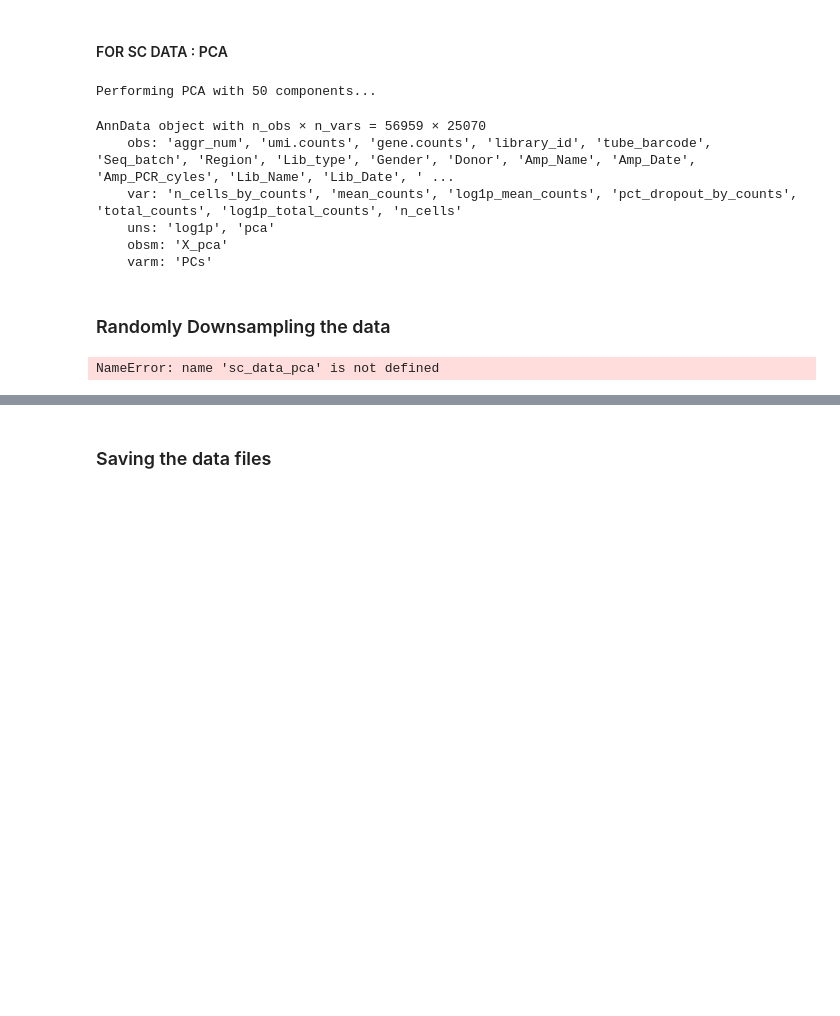
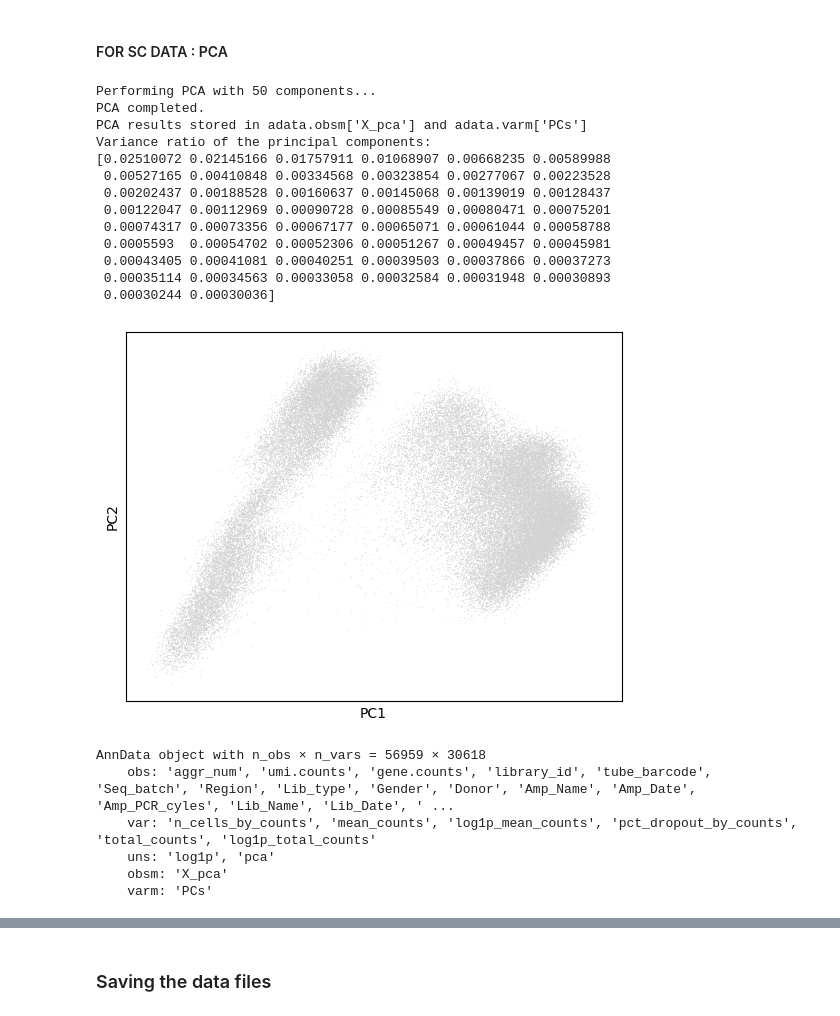
Before and after one commit to anushka-220/Undergraduate-Project, a Jupyter notebook: pre_processing.ipynb, the cells around one changed output, grey strips where cells are left out. Saved outputs shown, nothing was run; the diff lists cells and outputs as text; code cells hidden in the pictures; blank space fills up the shorter version.

```diff
--- a/pre_processing.ipynb
+++ b/pre_processing.ipynb
@@ -5,7 +5,7 @@ import anndata as ad
 import matplotlib as plt
 import numpy as np
 # %%
-sc_data= sc_data = sc.read_h5ad('/Users/anushka/Undergraduate-Project/MERFISH_Data/sc_data.h5ad')
+sc_data = sc.read_h5ad('/Users/anushka/Undergraduate-Project/MERFISH_Data/sc_data.h5ad')
 st_data=sc.read_h5ad('/Users/anushka/Undergraduate-Project/MERFISH_Data/st_data.h5ad')
 # %% [markdown]
 ## STEP 1
@@ -170,46 +170,54 @@ def perform_pca_sc(adata, n_comps=50, svd_solver='arpack', plot=True):
     sc.tl.pca(adata, n_comps=n_comps, svd_solver=svd_solver)
     print("PCA completed.")
 
-    if plot:
-        # Plot PCA results
-        print("Generating PCA plots...")
-        fig, (ax1, ax2) = plt.subplots(1, 2, figsize=(15, 5))
+    # if plot:
+    #     # Plot PCA results
+    #     print("Generating PCA plots...")
+    #     fig, (ax1, ax2) = plt.subplots(1, 2, figsize=(15, 5))
 
-        # Scatter plot of first two PCs
-        sc.pl.pca(adata, ax=ax1)
-        ax1.set_title("PCA: First Two Components")
+    #     # Scatter plot of first two PCs
+    #     sc.pl.pca(adata, ax=ax1)
+    #     ax1.set_title("PCA: First Two Components")
 
-        # Elbow plot of explained variance ratio
-        sc.pl.pca_variance_ratio(adata, n_pcs=n_comps)
-        plt.title("PCA: Explained Variance Ratio")
+    #     # Elbow plot of explained variance ratio
+    #     sc.pl.pca_variance_ratio(adata, n_pcs=n_comps)
+    #     plt.title("PCA: Explained Variance Ratio")
 
-        plt.tight_layout()
-        plt.show()
+    #     plt.tight_layout()
+    #     plt.show()
 
 
     print(f"PCA results stored in adata.obsm['X_pca'] and adata.varm['PCs']")
     return adata
-# %%
-sc_data_pca = perform_pca_sc(sc_data_normalized, n_comps=50, plot=True)
-# %% [output]
-Performing PCA with 50 components...
+# %%
+sc_data_pca = perform_pca_sc(sc_data_normalized, n_comps=50, plot=True)
+# To view the variance ratio of the principal components
+print("Variance ratio of the principal components:")
+print(sc_data_pca.uns['pca']['variance_ratio'])
+
+# To plot the PCA results
+sc.pl.pca(sc_data_pca)
+# %% [output]
+Performing PCA with 50 components...
+PCA completed.
+PCA results stored in adata.obsm['X_pca'] and adata.varm['PCs']
+Variance ratio of the principal components:
+[0.02510072 0.02145166 0.01757911 0.01068907 0.00668235 0.00589988
+ 0.00527165 0.00410848 0.00334568 0.00323854 0.00277067 0.00223528
+ 0.00202437 0.00188528 0.00160637 0.00145068 0.00139019 0.00128437
+ 0.00122047 0.00112969 0.00090728 0.00085549 0.00080471 0.00075201
+ 0.00074317 0.00073356 0.00067177 0.00065071 0.00061044 0.00058788
+ 0.0005593  0.00054702 0.00052306 0.00051267 0.00049457 0.00045981
+ 0.00043405 0.00041081 0.00040251 0.00039503 0.00037866 0.00037273
+ 0.00035114 0.00034563 0.00033058 0.00032584 0.00031948 0.00030893
+ 0.00030244 0.00030036]
+[figure, added]
 # %%
 sc_data_pca
 # %% [output]
-AnnData object with n_obs × n_vars = 56959 × 25070
+AnnData object with n_obs × n_vars = 56959 × 30618
     obs: 'aggr_num', 'umi.counts', 'gene.counts', 'library_id', 'tube_barcode', 'Seq_batch', 'Region', 'Lib_type', 'Gender', 'Donor', 'Amp_Name', 'Amp_Date', 'Amp_PCR_cyles', 'Lib_Name', 'Lib_Date', ' ...
-    var: 'n_cells_by_counts', 'mean_counts', 'log1p_mean_counts', 'pct_dropout_by_counts', 'total_counts', 'log1p_total_counts', 'n_cells'
+    var: 'n_cells_by_counts', 'mean_counts', 'log1p_mean_counts', 'pct_dropout_by_counts', 'total_counts', 'log1p_total_counts'
     uns: 'log1p', 'pca'
     obsm: 'X_pca'
     varm: 'PCs'
-# %% [markdown]
-### Randomly Downsampling the data
-# %%
-# Downsample to a fraction of the original cells (adjust fraction as needed)
-fraction = 0.5 # Example: Keep 50% of the cells
-adata = sc_data_pca
-sc.pp.subsample(adata, fraction=fraction, copy=False)
-
-print(f"Number of cells after downsampling: {adata.n_obs}")
-# %% [output]
-NameError: name 'sc_data_pca' is not defined
```
Also changed, not shown: parts of 7 cells of this notebook.
